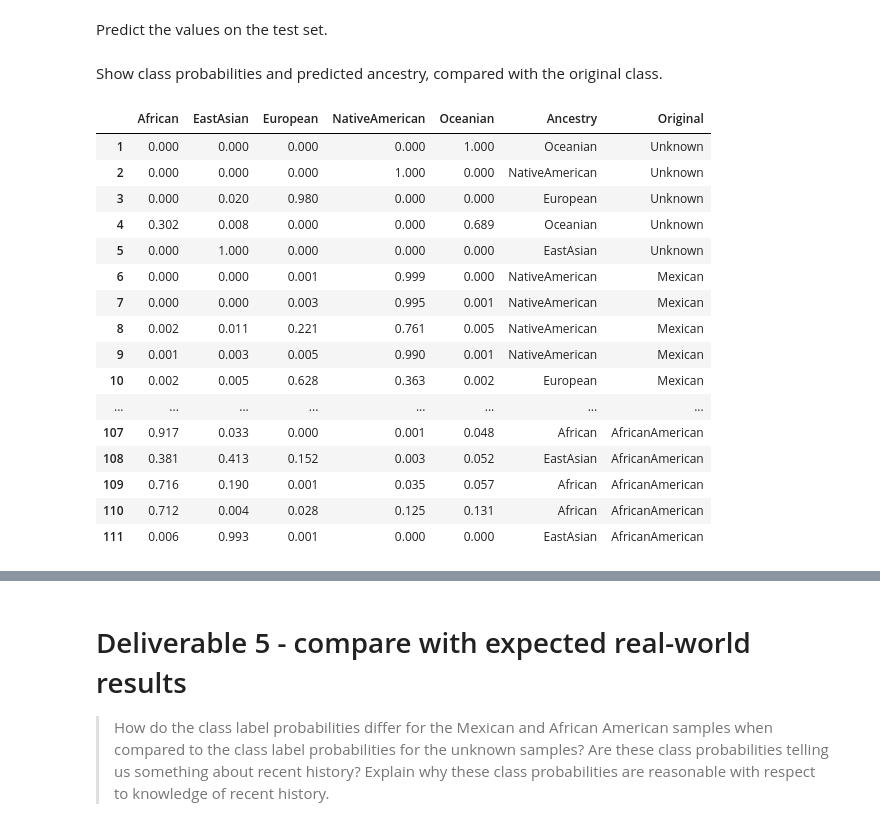
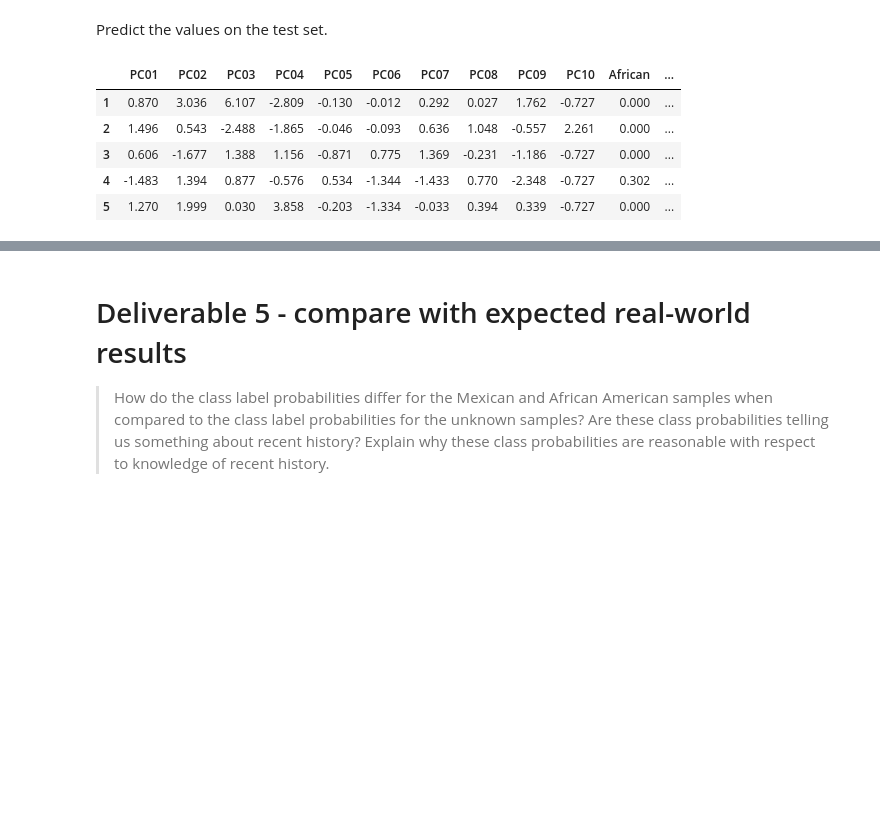
Before and after one commit to fau-masters-collected-works-cgarbin/regression-no-libraries, a Jupyter notebook: logistic_regression.ipynb, the cells around one changed output, grey strips where cells are left out. Drawn from its saved outputs; the diff is of its cells as text; code cells hidden in the pictures; blank space fills up the shorter version.

```diff
--- a/logistic_regression.ipynb
+++ b/logistic_regression.ipynb
@@ -213,5 +213,3 @@ Predict the values on the test set.
 # %%
 x_test, y_test, y_test_raw = read_dataset(TEST_DATASET)
 probabilities4, classes4 = logistic.predict(x_test, betas4)
-# %% [markdown]
-Show class probabilities and predicted ancestry, compared with the original class.
@@ -225,20 +216,23 @@ df4.index = np.arange(1, len(df4) + 1)
-# %%
-df4
-# %% [output]
-|  | African | EastAsian | European | NativeAmerican | Oceanian | Ancestry | Original |
-| 1 | 0.000 | 0.000 | 0.000 | 0.000 | 1.000 | Oceanian | Unknown |
-| 2 | 0.000 | 0.000 | 0.000 | 1.000 | 0.000 | NativeAmerican | Unknown |
-| 3 | 0.000 | 0.020 | 0.980 | 0.000 | 0.000 | European | Unknown |
-| 4 | 0.302 | 0.008 | 0.000 | 0.000 | 0.689 | Oceanian | Unknown |
-| 5 | 0.000 | 1.000 | 0.000 | 0.000 | 0.000 | EastAsian | Unknown |
-| 6 | 0.000 | 0.000 | 0.001 | 0.999 | 0.000 | NativeAmerican | Mexican |
-| 7 | 0.000 | 0.000 | 0.003 | 0.995 | 0.001 | NativeAmerican | Mexican |
-| 8 | 0.002 | 0.011 | 0.221 | 0.761 | 0.005 | NativeAmerican | Mexican |
-| 9 | 0.001 | 0.003 | 0.005 | 0.990 | 0.001 | NativeAmerican | Mexican |
-| 10 | 0.002 | 0.005 | 0.628 | 0.363 | 0.002 | European | Mexican |
-| ... | ... | ... | ... | ... | ... | ... | ... |
-| 107 | 0.917 | 0.033 | 0.000 | 0.001 | 0.048 | African | AfricanAmerican |
-| 108 | 0.381 | 0.413 | 0.152 | 0.003 | 0.052 | EastAsian | AfricanAmerican |
-| 109 | 0.716 | 0.190 | 0.001 | 0.035 | 0.057 | African | AfricanAmerican |
-| 110 | 0.712 | 0.004 | 0.028 | 0.125 | 0.131 | African | AfricanAmerican |
-| 111 | 0.006 | 0.993 | 0.001 | 0.000 | 0.000 | EastAsian | AfricanAmerican |
+# %%
+dfpc = pd.DataFrame(x_test)
+PC_NAMES = ['PC01','PC02','PC03','PC04','PC05','PC06','PC07','PC08','PC09','PC10']
+dfpc.columns = PC_NAMES
+
+dfprob = pd.DataFrame(probabilities4, columns=CLASS_NAMES)
+dfclass = pd.DataFrame([CLASS_NAMES[int(x)] for x in classes4], columns=['Ancestry'])
+dfethnicity = pd.DataFrame(y_test_raw, columns=['Ethnicity'])
+
+#dfcombined = pd.concat({'Principal Component':dfpc, 'Probability':dfprob, 'Ancestry':dfclass, 'Ethnicity':dfethnicity}, axis=1)
+dfcombined = pd.concat([dfpc, dfprob, dfclass, dfethnicity], axis=1)
+dfcombined.index = np.arange(1, len(dfcombined) + 1)
+
+# dfcombined.index.name = 'Sample'
+# dfcombined = dfcombined.reset_index()
+dfcombined[:5]
+# %% [output]
+|  | PC01 | PC02 | PC03 | PC04 | PC05 | PC06 | PC07 | PC08 | PC09 | PC10 | African | ... |
+| 1 | 0.870 | 3.036 | 6.107 | -2.809 | -0.130 | -0.012 | 0.292 | 0.027 | 1.762 | -0.727 | 0.000 | ... |
+| 2 | 1.496 | 0.543 | -2.488 | -1.865 | -0.046 | -0.093 | 0.636 | 1.048 | -0.557 | 2.261 | 0.000 | ... |
+| 3 | 0.606 | -1.677 | 1.388 | 1.156 | -0.871 | 0.775 | 1.369 | -0.231 | -1.186 | -0.727 | 0.000 | ... |
+| 4 | -1.483 | 1.394 | 0.877 | -0.576 | 0.534 | -1.344 | -1.433 | 0.770 | -2.348 | -0.727 | 0.302 | ... |
+| 5 | 1.270 | 1.999 | 0.030 | 3.858 | -0.203 | -1.334 | -0.033 | 0.394 | 0.339 | -0.727 | 0.000 | ... |
```
Also changed, not shown: parts of 5 cells of this notebook.
